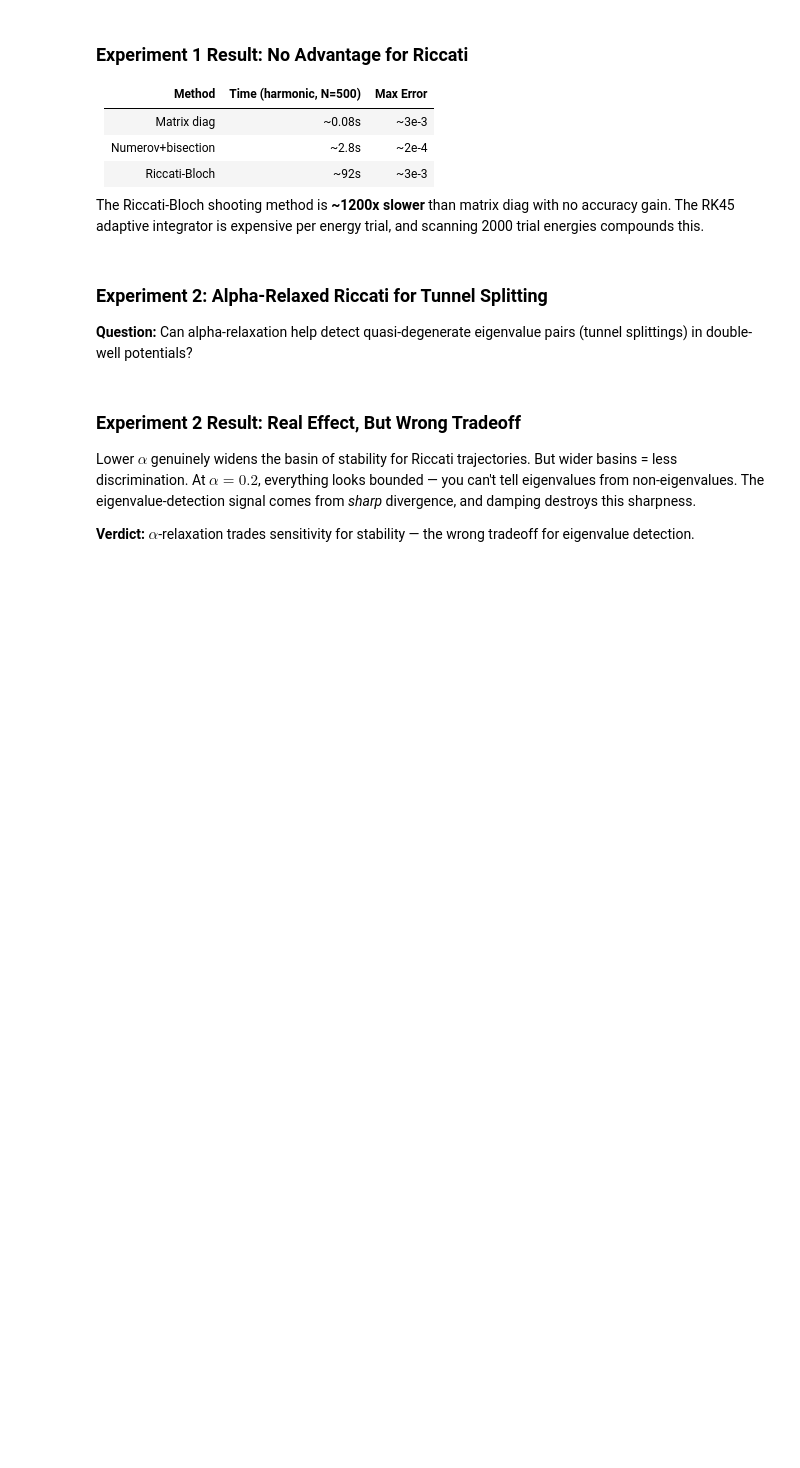
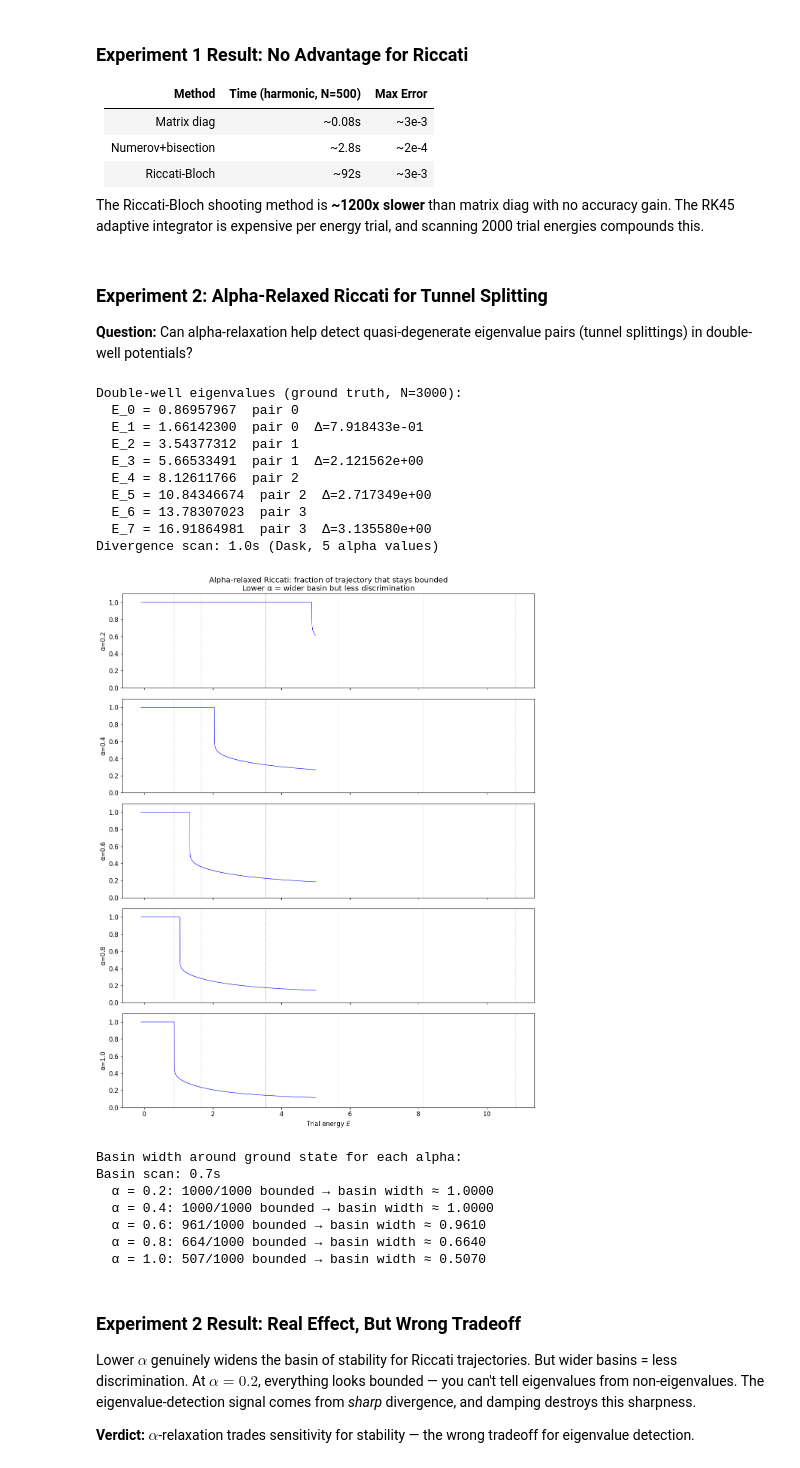
Before and after one commit to Keenan-M-Stone/Petrification, a Jupyter notebook: notebooks/turbiner_riccati_bloch.ipynb, the cells around one changed output. Cells and saved outputs as stored; diff of their text form; code cells hidden in the pictures; blank space fills up the shorter version.

```diff
--- a/notebooks/turbiner_riccati_bloch.ipynb
+++ b/notebooks/turbiner_riccati_bloch.ipynb
@@ -327,50 +420,87 @@ E_truth = eigh(discretize_hamiltonian(V_dw, x_truth), eigvals_only=True)[:8]
 
 print("Double-well eigenvalues (ground truth, N=3000):")
 for i, e in enumerate(E_truth):
-    pair_label = f"  pair {i//2}" if i % 2 == 0 else f"  pair {i//2}  \u0394={e - E_truth[i-1]:.6e}"
+    pair_label = f"  pair {i//2}" if i % 2 == 0 else f"  pair {i//2}  Δ={e - E_truth[i-1]:.6e}"
     print(f"  E_{i} = {e:.8f}{pair_label}")
 
 # Alpha-relaxed Riccati: does damping help resolve splittings?
 x_ric_grid = np.linspace(0, 5, 500)
 E_fine_dw = np.linspace(-0.1, 5.0, 2000)
 alpha_test = [0.2, 0.4, 0.6, 0.8, 1.0]
 
-fig, axes = plt.subplots(len(alpha_test), 1, figsize=(12, 3*len(alpha_test)), sharex=True)
-
-for idx, alpha_r in enumerate(alpha_test):
+def compute_divergence_for_alpha(alpha_r, V_dw, E_fine_dw, x_ric_grid):
+    """Compute divergence measure for a single alpha value."""
     divergence_measure = np.zeros(len(E_fine_dw))
     for j, E_trial in enumerate(E_fine_dw):
         traj = riccati_alpha(V_dw, E_trial, x_ric_grid, y0=0.0, alpha=alpha_r, max_y=1e6)
         bounded = np.sum(np.abs(traj) < 100)
         divergence_measure[j] = bounded / len(x_ric_grid)
+    return divergence_measure
 
+t0 = time.perf_counter()
+futures = [dask.delayed(compute_divergence_for_alpha)(a, V_dw, E_fine_dw, x_ric_grid)
+           for a in alpha_test]
+div_results = dask.compute(*futures)
+print(f"Divergence scan: {time.perf_counter()-t0:.1f}s (Dask, {len(alpha_test)} alpha values)")
+
+fig, axes = plt.subplots(len(alpha_test), 1, figsize=(12, 3*len(alpha_test)), sharex=True)
+
+for idx, (alpha_r, divergence_measure) in enumerate(zip(alpha_test, div_results)):
     axes[idx].plot(E_fine_dw, divergence_measure, 'b-', lw=0.8)
     for e in E_truth[:6]:
         axes[idx].axvline(e, color='red', alpha=0.4, lw=0.8, ls='--')
-    axes[idx].set_ylabel(f'\u03b1={alpha_r}')
+    axes[idx].set_ylabel(f'α={alpha_r}')
     axes[idx].set_ylim(0, 1.1)
 
 axes[-1].set_xlabel('Trial energy $E$')
 axes[0].set_title('Alpha-relaxed Riccati: fraction of trajectory that stays bounded\n'
-                   'Lower \u03b1 = wider basin but less discrimination')
+                   'Lower α = wider basin but less discrimination')
 plt.tight_layout()
 plt.show()
 
-# Basin width measurement
-print("\nBasin width around ground state for each alpha:")
-E_gs = E_truth[0]
-E_fine_zoom = np.linspace(E_gs - 0.5, E_gs + 0.5, 1000)
-
-for alpha_r in alpha_test:
+# Basin width measurement — parallelize across alpha values
+def compute_basin_width(alpha_r, V_dw, E_fine_zoom, x_ric_grid):
     bounded_count = 0
     for E_trial in E_fine_zoom:
         traj = riccati_alpha(V_dw, E_trial, x_ric_grid, y0=0.0, alpha=alpha_r, max_y=1e6)
         if np.all(np.abs(traj) < 100):
             bounded_count += 1
+    return bounded_count
+
+E_gs = E_truth[0]
+E_fine_zoom = np.linspace(E_gs - 0.5, E_gs + 0.5, 1000)
+
+print("\nBasin width around ground state for each alpha:")
+t0 = time.perf_counter()
+futures_b = [dask.delayed(compute_basin_width)(a, V_dw, E_fine_zoom, x_ric_grid)
+             for a in alpha_test]
+basin_counts = dask.compute(*futures_b)
+print(f"Basin scan: {time.perf_counter()-t0:.1f}s")
+
+for alpha_r, bounded_count in zip(alpha_test, basin_counts):
     basin_fraction = bounded_count / len(E_fine_zoom)
     basin_width = basin_fraction * (E_fine_zoom[-1] - E_fine_zoom[0])
-    print(f"  \u03b1 = {alpha_r}: {bounded_count}/{len(E_fine_zoom)} bounded "
-          f"\u2192 basin width \u2248 {basin_width:.4f}")
+    print(f"  α = {alpha_r}: {bounded_count}/{len(E_fine_zoom)} bounded "
+          f"→ basin width ≈ {basin_width:.4f}")
+# %% [output]
+Double-well eigenvalues (ground truth, N=3000):
+  E_0 = 0.86957967  pair 0
+  E_1 = 1.66142300  pair 0  Δ=7.918433e-01
+  E_2 = 3.54377312  pair 1
+  E_3 = 5.66533491  pair 1  Δ=2.121562e+00
+  E_4 = 8.12611766  pair 2
+  E_5 = 10.84346674  pair 2  Δ=2.717349e+00
+  E_6 = 13.78307023  pair 3
+  E_7 = 16.91864981  pair 3  Δ=3.135580e+00
+Divergence scan: 1.0s (Dask, 5 alpha values)
+[figure, added]
+Basin width around ground state for each alpha:
+Basin scan: 0.7s
+  α = 0.2: 1000/1000 bounded → basin width ≈ 1.0000
+  α = 0.4: 1000/1000 bounded → basin width ≈ 1.0000
+  α = 0.6: 961/1000 bounded → basin width ≈ 0.9610
+  α = 0.8: 664/1000 bounded → basin width ≈ 0.6640
+  α = 1.0: 507/1000 bounded → basin width ≈ 0.5070
 # %% [markdown]
 ### Experiment 2 Result: Real Effect, But Wrong Tradeoff
 
```
Also changed, not shown: parts of 15 cells of this notebook, 12 other files.
